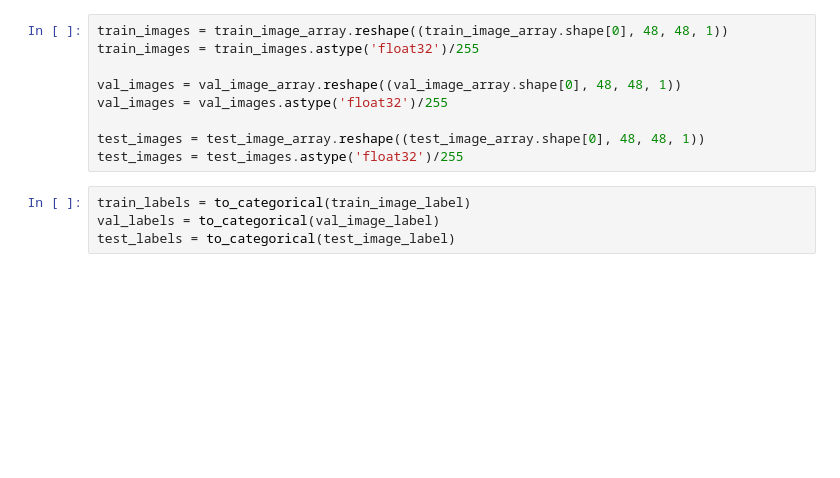
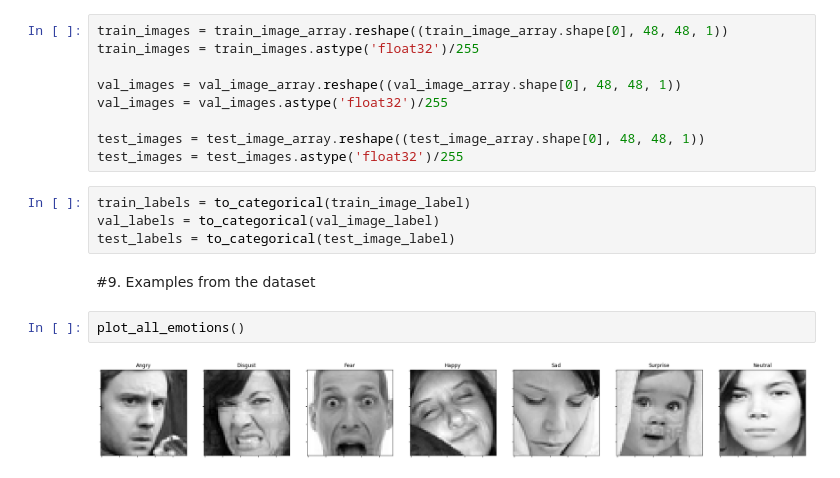
Before and after one commit to rohitrv8922/Face-Emotion-Recognition-Detection, a Jupyter notebook: Face_Emotion_Recognition.ipynb, the cells around one changed output. Cells and saved outputs as stored; diff of their text form; blank space fills up the shorter version.

```diff
--- a/Face_Emotion_Recognition.ipynb
+++ b/Face_Emotion_Recognition.ipynb
@@ -166,3 +166,9 @@ test_images = test_images.astype('float32')/255
 train_labels = to_categorical(train_image_label)
 val_labels = to_categorical(val_image_label)
 test_labels = to_categorical(test_image_label)
+# %% [markdown]
+#9. Examples from the dataset
+# %%
+plot_all_emotions()
+# %% [output]
+[figure, added]
```
